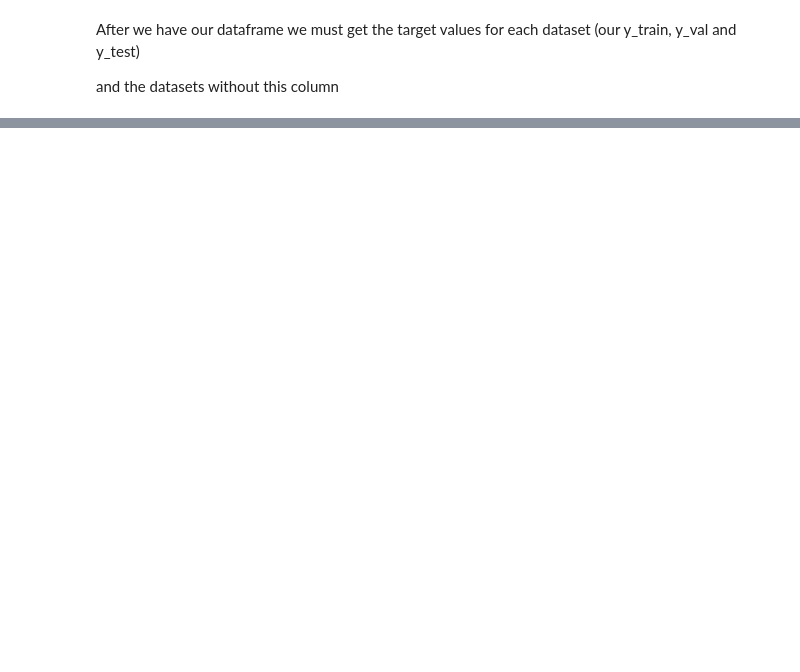
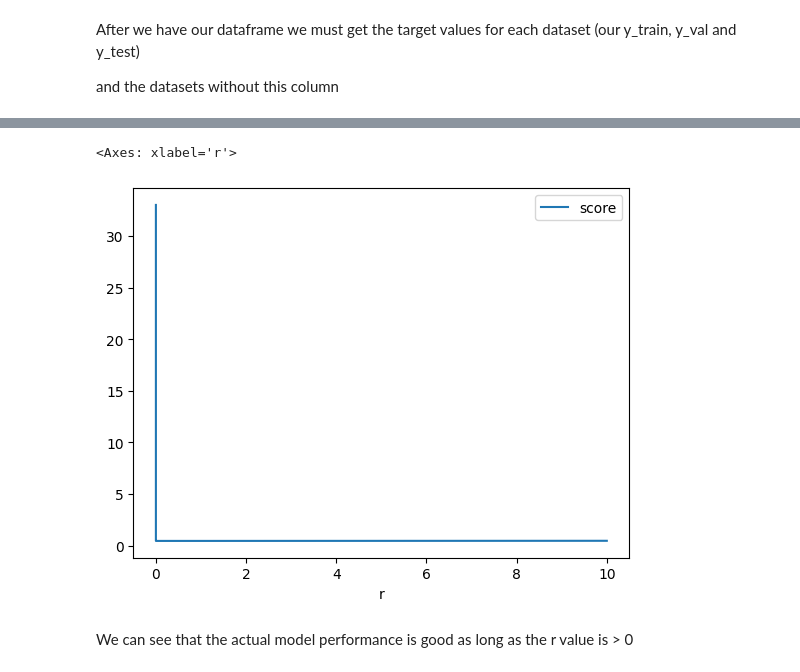
Before and after one commit to juangrau/DTC-ML-course, a Jupyter notebook: mod_2/ml_regression.ipynb, the cells around one changed output, grey strips where cells are left out. Saved outputs shown, nothing was run; the diff lists cells and outputs as text; code cells hidden in the pictures; blank space fills up the shorter version.

```diff
--- a/mod_2/ml_regression.ipynb
+++ b/mod_2/ml_regression.ipynb
@@ -281,0 +773,8 @@ del df_test['msrp']
+# %%
+X_train = prepare_X(df_train)
+w0, w = train_linear_regression(X_train, y_train_log)
+
+X_val = prepare_X(df_val)
+y_pred = w0 + X_val.dot(w)
+
+rmse(y_val_log, y_pred)
@@ -281,0 +793,21 @@ del df_test['msrp']
+# %%
+def train_linear_regression_reg(X, y, r=0.01):     # we define an updated version of the linear regression training method
+    ones = np.ones(X.shape[0])
+    X = np.column_stack([ones, X])
+
+    XTX = X.T.dot(X)
+
+    XTX = XTX + r * np.eye(XTX.shape[0])
+
+    XTX_inv = np.linalg.inv(XTX)
+    w = XTX_inv.dot(X.T).dot(y)
+
+    return w[0], w[1:]
+# %%
+X_train = prepare_X(df_train)
+w0, w = train_linear_regression_reg(X_train, y_train_log, r=0.01)
+
+X_val = prepare_X(df_val)
+y_pred = w0 + X_val.dot(w)
+
+rmse(y_val_log, y_pred)
@@ -281,0 +820,14 @@ del df_test['msrp']
+# %%
+score = pd.DataFrame(columns=['r', 'score'])
+
+for r in [0, 0.00001, 0.0001, 0.001, 0.01, 0.1, 1, 10]:
+    X_train = prepare_X(df_train)
+    w0, w = train_linear_regression_reg(X_train, y_train_log, r=r)
+
+    X_val = prepare_X(df_val)
+    y_pred = w0 + X_val.dot(w)
+
+    #rmse(y_val_log, y_pred)
+    score.loc[len(score)] = [r, rmse(y_val_log, y_pred)]
+
+score
@@ -281,0 +844,7 @@ del df_test['msrp']
+# %%
+score.plot(x='r', y='score')
+# %% [output]
+<Axes: xlabel='r'>
+[figure, added]
+# %% [markdown]
+We can see that the actual model performance is good as long as the r value is > 0
```
Also changed, not shown: parts of 95 cells of this notebook, 3 other files.
